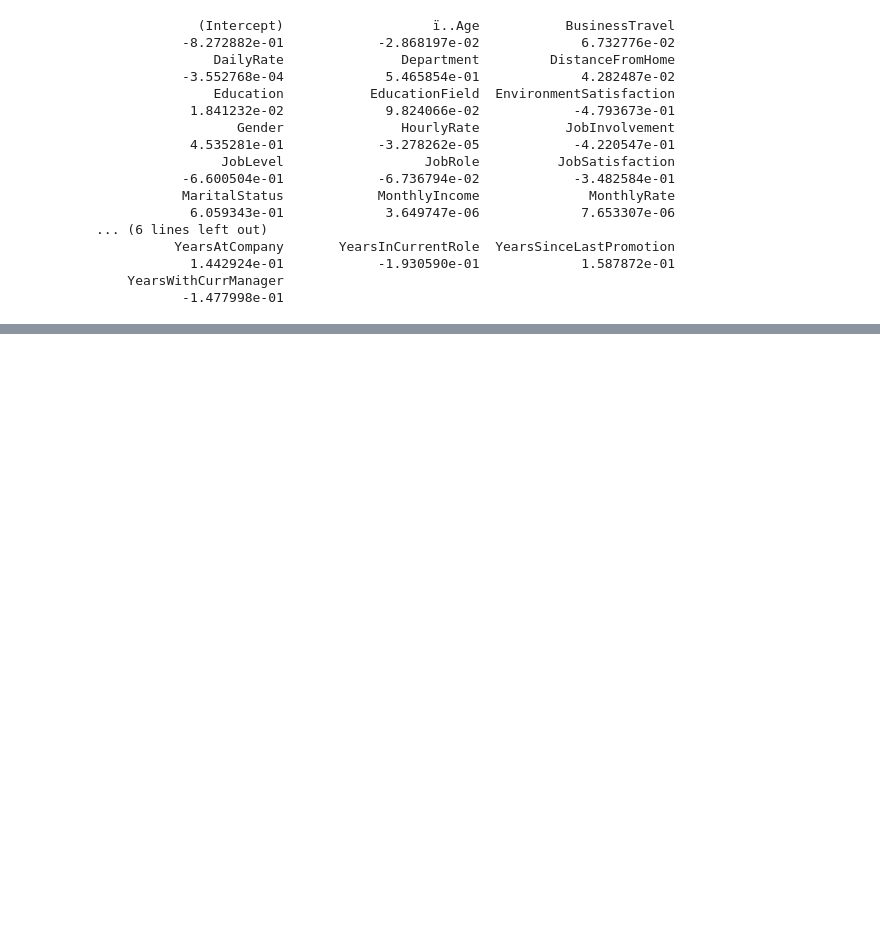
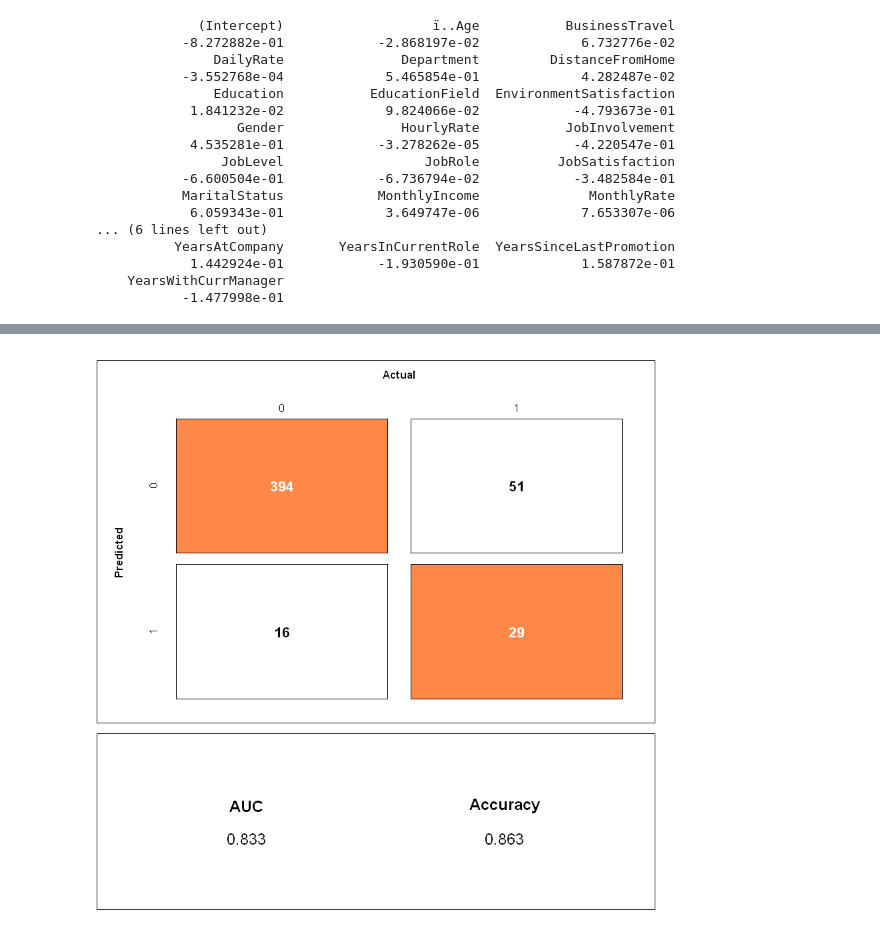
Before and after one commit to nkjadhav/R-Shiny-Employee-Attrition-Modeling, a Jupyter notebook: Employee Attrition Modeling.ipynb, the cells around one changed output, grey strips where cells are left out. Saved outputs shown, nothing was run; the diff lists cells and outputs as text; code cells hidden in the pictures; blank space fills up the shorter version.

```diff
--- a/Employee Attrition Modeling.ipynb
+++ b/Employee Attrition Modeling.ipynb
@@ -280,0 +419,10 @@ coef(LR_model)
+# %%
+# draw SVM confusion matrix
+auc_svm <- performance(ROCRpred_svm, measure = "auc")
+perf_svm <- performance(ROCRpred_svm, 'tpr','fpr')
+cut <- get_cutoff_point(perf_svm, 0.5)
+pred_values_svm <- ifelse(svm_model.prob[,2] > cut,1,0)
+cm_svm <- confusionMatrix(data = factor(pred_values_svm), reference = factor(test_Y))
+draw_confusion_matrix(cm_svm, auc_svm@y.values, "#FF8849")
+# %% [output]
+[figure, added]
```
Also changed, not shown: parts of 17 cells of this notebook.
